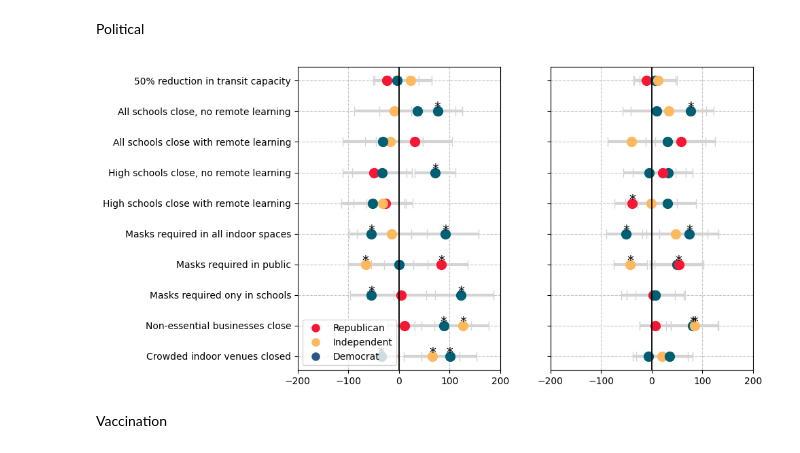
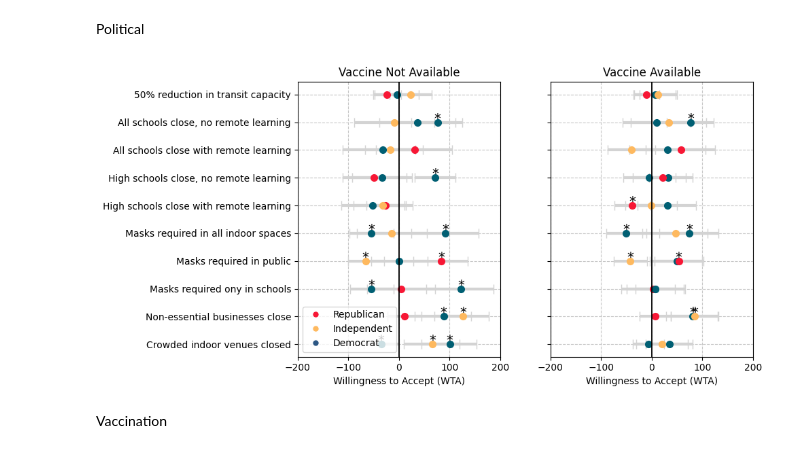
Before and after one commit to yaesoubilab/dces_for_npis, a Jupyter notebook: graphs_for_Reza.ipynb, the cells around one changed output. Saved outputs shown, nothing was run; the diff lists cells and outputs as text; code cells hidden in the pictures.

```diff
--- a/graphs_for_Reza.ipynb
+++ b/graphs_for_Reza.ipynb
@@ -9,6 +9,7 @@ import numpy as np
 
 FIG_SIZE = (10, 5)
 WTP_X_RANGE = (-200, 200)
+MARKER_SIZE = 7
 # %% [markdown]
 Read in files
 # %%
@@ -719,11 +736,13 @@ fig, ax = plt.subplots(1, 2, figsize=FIG_SIZE)
 
 x_wtp_chronic = []
 for i in range(10):
-    x_wtp_chronic.extend([i] * 3)
-reorder_indices_chronic_wtp = [index for index in reorder_indices_chronic if not (index.startswith("Healthcare_restrictions") or index.startswith("Number_of_infections"))]
+    x_wtp_chronic.extend([i] * 2)
+reorder_indices_chronic_wtp = [index for index in reorder_indices_chronic if not (index.startswith("Healthcare_restrictions") or index.startswith("Number_of_infections") or index.endswith('Prefer not to answer'))]
 
-remove_indices_no_vaccine = [index for index in results_chronic_no_vaccine.index if index.startswith("Healthcare_restrictions") or index.startswith("Number_of_infections")]
-remove_indices_vaccine = [index for index in results_chronic_vaccine.index if index.startswith("Healthcare_restrictions") or index.startswith("Number_of_infections")]
+remove_indices_no_vaccine = [index for index in results_chronic_no_vaccine.index if index.startswith("Healthcare_restrictions") or index.startswith("Number_of_infections")
+                             or index.endswith('Prefer not to answer')]
+remove_indices_vaccine = [index for index in results_chronic_vaccine.index if index.startswith("Healthcare_restrictions") or index.startswith("Number_of_infections")
+                          or index.endswith('Prefer not to answer')]
 
 results_chronic_no_vaccine.drop(index=remove_indices_no_vaccine, inplace=True)
 results_chronic_vaccine.drop(index=remove_indices_vaccine, inplace=True)
@@ -748,20 +767,21 @@ p_values_vaccine = p_values_vaccine[reorder_indices_chronic_wtp]  # Reorder p-va
 
 colors_coef_chronic = [
     '#F71735' if '_No' in idx else
-    'grey' if '_Prefer not to answer' in idx else
+    # 'grey' if '_Prefer not to answer' in idx else
     '#FEB95F'  # Default color if none of the conditions match
     for idx in reorder_indices_chronic
 ]
 
 legend_elements_chronic = [
-    Line2D([0], [0], marker='o', color='w', label='No', markerfacecolor='#F71735', markersize=10),
-    Line2D([0], [0], marker='o', color='w', label='Yes', markerfacecolor='#FEB95F', markersize=10),
-    Line2D([0], [0], marker='o', color='w', label='Prefer not to answer', markerfacecolor='grey', markersize=10)
+    Line2D([0], [0], marker='o', color='w', label='No', markerfacecolor='#F71735', markersize=MARKER_SIZE),
+    Line2D([0], [0], marker='o', color='w', label='Yes', markerfacecolor='#FEB95F', markersize=MARKER_SIZE)
+    # Line2D([0], [0], marker='o', color='w', label='Prefer not to answer', markerfacecolor='grey', markersize=10
+
 
 ]
 ax[0].errorbar(wtp_no_vaccine, x_wtp_chronic, xerr=[results_chronic_no_vaccine_filtered['WTP_mean'] - results_chronic_no_vaccine_filtered['WTP_CI_lower'], results_chronic_no_vaccine_filtered['WTP_CI_upper'] - results_chronic_no_vaccine_filtered['WTP_mean']], fmt='none', color='black', ecolor='lightgray', elinewidth=3, capsize=5)
 for i in range(len(x_wtp_chronic)):
-    ax[0].plot(wtp_no_vaccine[i], x_wtp_chronic[i], 'o', color=colors_coef_chronic[i], markersize=10)
+    ax[0].plot(wtp_no_vaccine[i], x_wtp_chronic[i], 'o', color=colors_coef_chronic[i], markersize=MARKER_SIZE)
 
 # Add "*" for significant p-values
 for i, p in enumerate(p_values_no_vaccine):
@@ -774,6 +794,8 @@ ax[0].set_yticklabels(x_lab_single_plots, rotation=0, ha='right', fontsize=10)
 ax[0].grid(True, linestyle='--', alpha=0.7)
 ax[0].set_xlim(WTP_X_RANGE)
 ax[0].axvline(x=0, color='black', linestyle='-', linewidth=1.3)
+ax[0].set_title('Vaccine Not Available')
+ax[0].set_xlabel('Willingness to Accept (WTA)')
 
 # Add chronic condition legend
 ax[0].legend(handles=legend_elements_chronic, loc='best')
@@ -781,7 +803,7 @@ ax[0].legend(handles=legend_elements_chronic, loc='best')
 # Plot the filtered WTP and their confidence intervals on the second axis
 ax[1].errorbar(wtp_vaccine, x_wtp_chronic, xerr=[results_chronic_vaccine_filtered['WTP_mean'] - results_chronic_vaccine_filtered['WTP_CI_lower'], results_chronic_vaccine_filtered['WTP_CI_upper'] - results_chronic_vaccine_filtered['WTP_mean']], fmt='none', color='black', ecolor='lightgray', elinewidth=3, capsize=5)
 for i in range(len(wtp_vaccine)):
-    ax[1].plot(wtp_vaccine[i], x_wtp_chronic[i], 'o', color=colors_coef_chronic[i], markersize=10)
+    ax[1].plot(wtp_vaccine[i], x_wtp_chronic[i], 'o', color=colors_coef_chronic[i], markersize=MARKER_SIZE)
 for i, p in enumerate(p_values_vaccine):
     if p < 0.05:
         ax[1].text(wtp_vaccine[i] + 0.001, x_wtp_chronic[i], '*', color='black', fontsize=14, ha='center')
@@ -789,11 +811,13 @@ for i, p in enumerate(p_values_vaccine):
 ax[1].set_ylabel('', fontsize=14)
 ax[1].set_yticks(np.arange(len(x_lab_single_plots)))
 ax[1].set_yticklabels("", rotation=0, ha='right', fontsize=10)
-ax[0].set_xlim(-450, 450)
+# ax[0].set_xlim(-450, 450)
 
 ax[1].grid(True, linestyle='--', alpha=0.7)
 ax[1].axvline(x=0, color='black', linestyle='-', linewidth=1.3)
 ax[1].set_xlim(WTP_X_RANGE)
+ax[1].set_title('Vaccine Available')
+ax[1].set_xlabel('Willingness to Accept (WTA)')
 
 plt.tight_layout(w_pad=3.0)
 
@@ -845,51 +869,55 @@ colors_coef_political = [
 ]
 
 legend_elements_political = [
-    Line2D([0], [0], marker='o', color='w', label='Republican', markerfacecolor='#F71735', markersize=10),
-    Line2D([0], [0], marker='o', color='w', label='Independent', markerfacecolor='#FEB95F', markersize=10),
+    Line2D([0], [0], marker='o', color='w', label='Republican', markerfacecolor='#F71735', markersize=MARKER_SIZE),
+    Line2D([0], [0], marker='o', color='w', label='Independent', markerfacecolor='#FEB95F', markersize=MARKER_SIZE),
     # Line2D([0], [0], marker='o', color='w', label='Other', markerfacecolor='#00A676', markersize=10),
-    Line2D([0], [0], marker='o', color='w', label='Democrat', markerfacecolor='#2C5784', markersize=10)
+    Line2D([0], [0], marker='o', color='w', label='Democrat', markerfacecolor='#2C5784', markersize=MARKER_SIZE)
 ]
 
 
 ax[0].errorbar(wtp_no_vaccine, x_wtp_political, xerr=[results_political_no_vaccine_filtered['WTP_mean'] - results_political_no_vaccine_filtered['WTP_CI_lower'], results_political_no_vaccine_filtered['WTP_CI_upper'] - results_political_no_vaccine_filtered['WTP_mean']], fmt='none', color='black', ecolor='lightgray', elinewidth=3, capsize=5)
 for i in range(len(x_wtp_political)):
-    ax[0].plot(wtp_no_vaccine[i], x_wtp_political[i], 'o', color=colors_coef_political[i], markersize=10)
+    ax[0].plot(wtp_no_vaccine[i], x_wtp_political[i], 'o', color=colors_coef_political[i], markersize=MARKER_SIZE)
 
 # Add "*" for significant p-values
 for i, p in enumerate(p_values_no_vaccine):
     if p < 0.05:
         ax[0].text(wtp_no_vaccine[i] + 0.001, x_wtp_political[i], '*', color='black', fontsize=14, ha='center')
 
 ax[0].set_ylabel('', fontsize=14)
 ax[0].set_yticks(np.arange(len(x_lab_single_plots)))
 ax[0].set_yticklabels(x_lab_single_plots, rotation=0, ha='right', fontsize=10)
 ax[0].grid(True, linestyle='--', alpha=0.7)
 ax[0].set_xlim(WTP_X_RANGE)
 ax[0].axvline(x=0, color='black', linestyle='-', linewidth=1.3)
+ax[0].set_title('Vaccine Not Available')
+ax[0].set_xlabel('Willingness to Accept (WTA)')
 
 # Add political condition legend
 ax[0].legend(handles=legend_elements_political, loc='best')
 
 # Plot the filtered WTP and their confidence intervals on the second axis
 ax[1].errorbar(wtp_vaccine, x_wtp_political, xerr=[results_political_vaccine_filtered['WTP_mean'] - results_political_vaccine_filtered['WTP_CI_lower'], results_political_vaccine_filtered['WTP_CI_upper'] - results_political_vaccine_filtered['WTP_mean']], fmt='none', color='black', ecolor='lightgray', elinewidth=3, capsize=5)
 for i in range(len(wtp_vaccine)):
-    ax[1].plot(wtp_vaccine[i], x_wtp_political[i], 'o', color=colors_coef_political[i], markersize=10)
+    ax[1].plot(wtp_vaccine[i], x_wtp_political[i], 'o', color=colors_coef_political[i], markersize=MARKER_SIZE)
 for i, p in enumerate(p_values_vaccine):
     if p < 0.05:
         ax[1].text(wtp_vaccine[i] + 0.001, x_wtp_political[i], '*', color='black', fontsize=14, ha='center')
 
 ax[1].set_ylabel('', fontsize=14)
 ax[1].set_yticks(np.arange(len(x_lab_single_plots)))
 ax[1].set_yticklabels("", rotation=0, ha='right', fontsize=10)
 ax[1].grid(True, linestyle='--', alpha=0.7)
 ax[1].axvline(x=0, color='black', linestyle='-', linewidth=1.3)
 ax[1].set_xlim(WTP_X_RANGE)
+ax[1].set_title('Vaccine Available')
+ax[1].set_xlabel('Willingness to Accept (WTA)')
 
 plt.tight_layout(w_pad=3.0)
 plt.savefig('WTP_politics_both.png')
 # %% [output]
-[figure, old version]
+[figure, new version]
 # %% [markdown]
 Vaccination
 # %%
```
Also changed, not shown: parts of 6 cells of this notebook, 6 other files.
